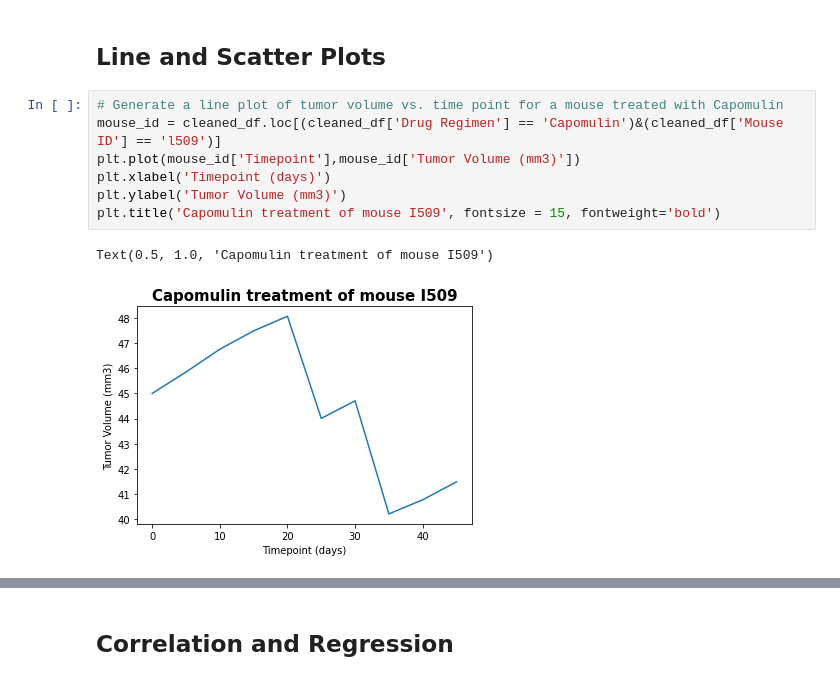
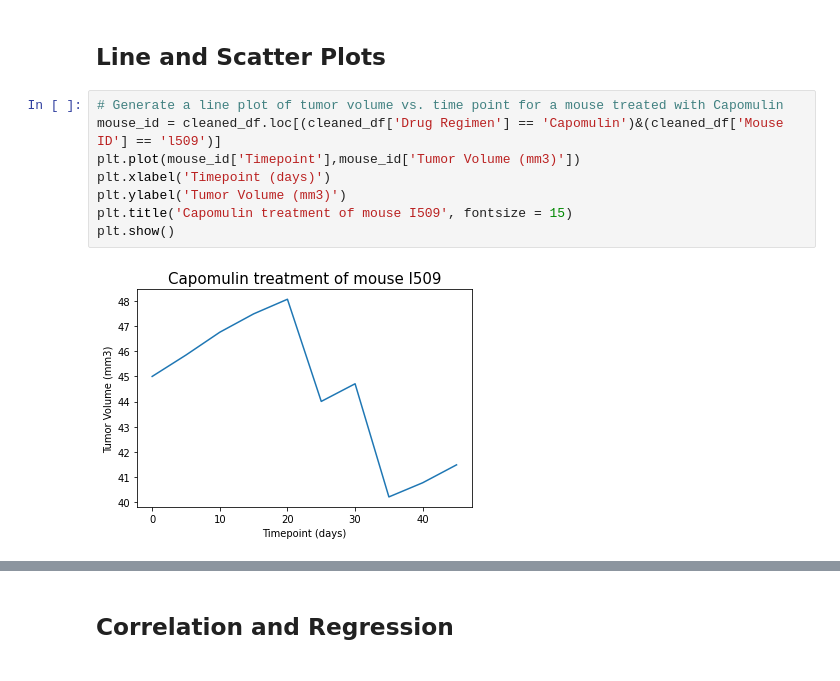
Before and after one commit to yangty152/Matplotlib-Homework, a Jupyter notebook: Pymaceuticals/pymaceuticals_starter.ipynb, the cells around one changed output, grey strips where cells are left out. Drawn from its saved outputs; the diff is of its cells as text.

```diff
--- a/Pymaceuticals/pymaceuticals_starter.ipynb
+++ b/Pymaceuticals/pymaceuticals_starter.ipynb
@@ -252,13 +248,13 @@ ValueError: cannot copy sequence with size 25 to array axis with dimension 1
 # %%
 # Generate a line plot of tumor volume vs. time point for a mouse treated with Capomulin
 mouse_id = cleaned_df.loc[(cleaned_df['Drug Regimen'] == 'Capomulin')&(cleaned_df['Mouse ID'] == 'l509')]
 plt.plot(mouse_id['Timepoint'],mouse_id['Tumor Volume (mm3)'])
 plt.xlabel('Timepoint (days)')
 plt.ylabel('Tumor Volume (mm3)')
-plt.title('Capomulin treatment of mouse I509', fontsize = 15, fontweight='bold')
+plt.title('Capomulin treatment of mouse I509', fontsize = 15)
+plt.show()
 # %% [output]
-Text(0.5, 1.0, 'Capomulin treatment of mouse I509')
-[figure, old version]
+[figure, new version]
 # %%
 # Generate a scatter plot of average tumor volume vs. mouse weight for the Capomulin regimen
 capomulin = cleaned_df.loc[cleaned_df['Drug Regimen'] == 'Capomulin']
```
Also changed, not shown: parts of 9 cells of this notebook.
